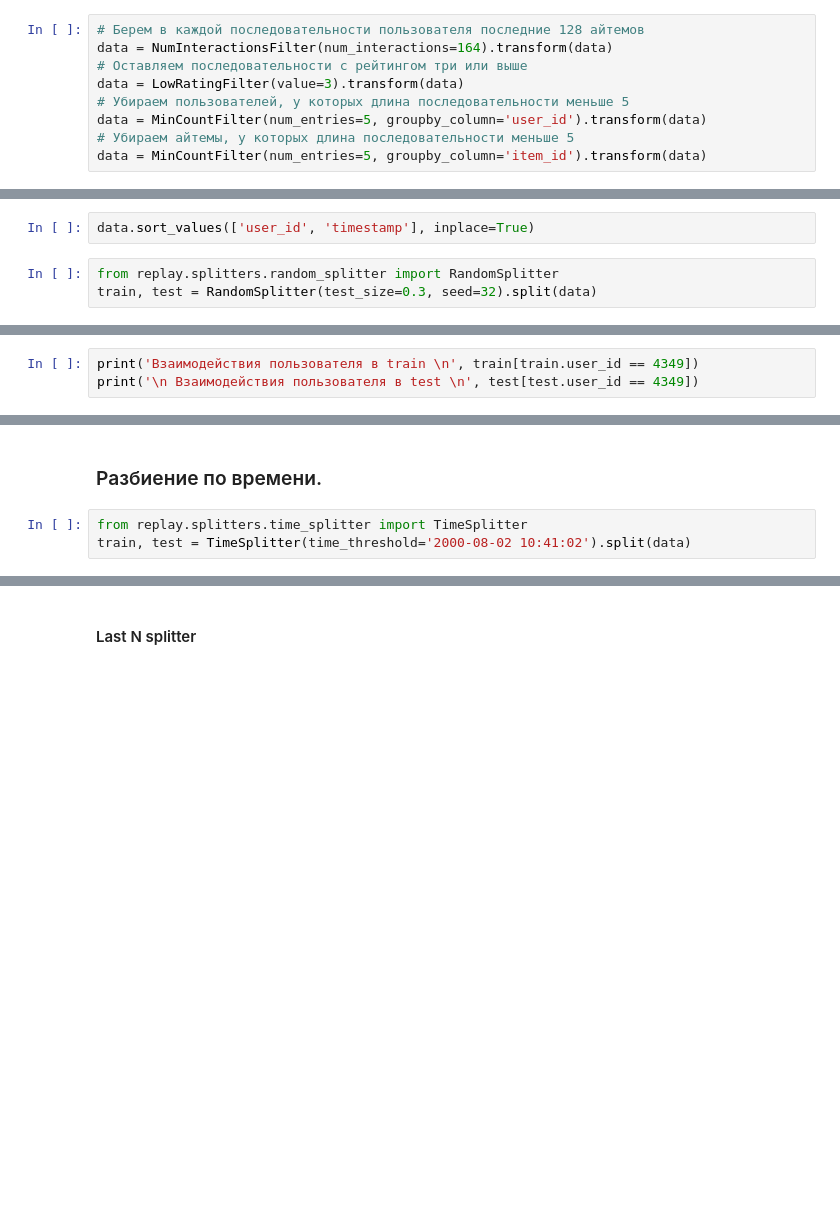
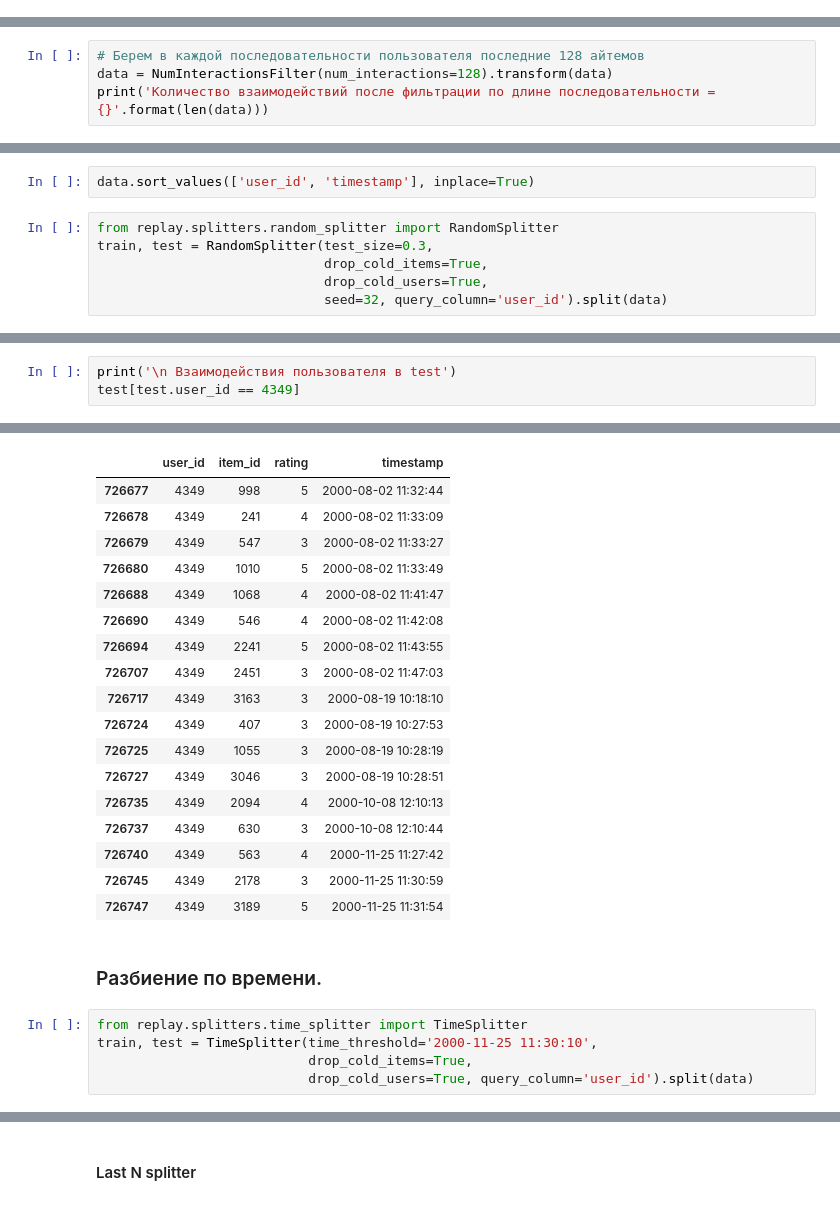
Before and after one commit to sb-ai-lab/RecSys-Course, a Jupyter notebook: split.ipynb, the cells around one changed output, grey strips where cells are left out. Cells and saved outputs as stored; diff of their text form; blank space fills up the shorter version.

```diff
--- a/split.ipynb
+++ b/split.ipynb
@@ -165,9 +160,0 @@ data
-# %%
-# Берем в каждой последовательности пользователя последние 128 айтемов
-data = NumInteractionsFilter(num_interactions=164).transform(data)
-# Оставляем последовательности с рейтингом три или выше
-data = LowRatingFilter(value=3).transform(data)
-# Убираем пользователей, у которых длина последовательности меньше 5
-data = MinCountFilter(num_entries=5, groupby_column='user_id').transform(data)
-# Убираем айтемы, у которых длина последовательности меньше 5
-data = MinCountFilter(num_entries=5, groupby_column='item_id').transform(data)
@@ -173,0 +165,4 @@ data = MinCountFilter(num_entries=5, groupby_column='item_id').transform(data)
+# %%
+# Берем в каждой последовательности пользователя последние 128 айтемов
+data = NumInteractionsFilter(num_interactions=128).transform(data)
+print('Количество взаимодействий после фильтрации по длине последовательности = {}'.format(len(data)))
@@ -187,7 +207,10 @@ print('Количество айтемов = {}'.format(len(data.item_id.unique(
 data.sort_values(['user_id', 'timestamp'], inplace=True)
 # %%
 from replay.splitters.random_splitter import RandomSplitter
-train, test = RandomSplitter(test_size=0.3, seed=32).split(data)
+train, test = RandomSplitter(test_size=0.3,
+                             drop_cold_items=True,
+                             drop_cold_users=True,
+                             seed=32, query_column='user_id').split(data)
 # %%
 print('Количество взаимодействий в train= {}'.format(len(train)))
 print('Количество юзеров в train = {}'.format(len(train.user_id.unique())))
@@ -219,4 +270,4 @@ print('Взаимодействия пользователя до разбиен
 # %%
-print('Взаимодействия пользователя в train \n', train[train.user_id == 4349])
-print('\n Взаимодействия пользователя в test \n', test[test.user_id == 4349])
+print('\n Взаимодействия пользователя в test')
+test[test.user_id == 4349]
 # %% [output]
@@ -235,8 +275,28 @@ print('\n Взаимодействия пользователя в test \n', tes
+|  | user_id | item_id | rating | timestamp |
+| 726677 | 4349 | 998 | 5 | 2000-08-02 11:32:44 |
+| 726678 | 4349 | 241 | 4 | 2000-08-02 11:33:09 |
+| 726679 | 4349 | 547 | 3 | 2000-08-02 11:33:27 |
+| 726680 | 4349 | 1010 | 5 | 2000-08-02 11:33:49 |
+| 726688 | 4349 | 1068 | 4 | 2000-08-02 11:41:47 |
+| 726690 | 4349 | 546 | 4 | 2000-08-02 11:42:08 |
+| 726694 | 4349 | 2241 | 5 | 2000-08-02 11:43:55 |
+| 726707 | 4349 | 2451 | 3 | 2000-08-02 11:47:03 |
+| 726717 | 4349 | 3163 | 3 | 2000-08-19 10:18:10 |
+| 726724 | 4349 | 407 | 3 | 2000-08-19 10:27:53 |
+| 726725 | 4349 | 1055 | 3 | 2000-08-19 10:28:19 |
+| 726727 | 4349 | 3046 | 3 | 2000-08-19 10:28:51 |
+| 726735 | 4349 | 2094 | 4 | 2000-10-08 12:10:13 |
+| 726737 | 4349 | 630 | 3 | 2000-10-08 12:10:44 |
+| 726740 | 4349 | 563 | 4 | 2000-11-25 11:27:42 |
+| 726745 | 4349 | 2178 | 3 | 2000-11-25 11:30:59 |
+| 726747 | 4349 | 3189 | 5 | 2000-11-25 11:31:54 |
 # %% [markdown]
 ### Разбиение по времени.
 # %%
 from replay.splitters.time_splitter import TimeSplitter
-train, test = TimeSplitter(time_threshold='2000-08-02 10:41:02').split(data)
+train, test = TimeSplitter(time_threshold='2000-11-25 11:30:10',
+                           drop_cold_items=True,
+                           drop_cold_users=True, query_column='user_id').split(data)
 # %%
 print('Количество взаимодействий в train= {}'.format(len(train)))
 print('Количество юзеров в train = {}'.format(len(train.user_id.unique())))
```
Also changed, not shown: parts of 50 cells of this notebook.
